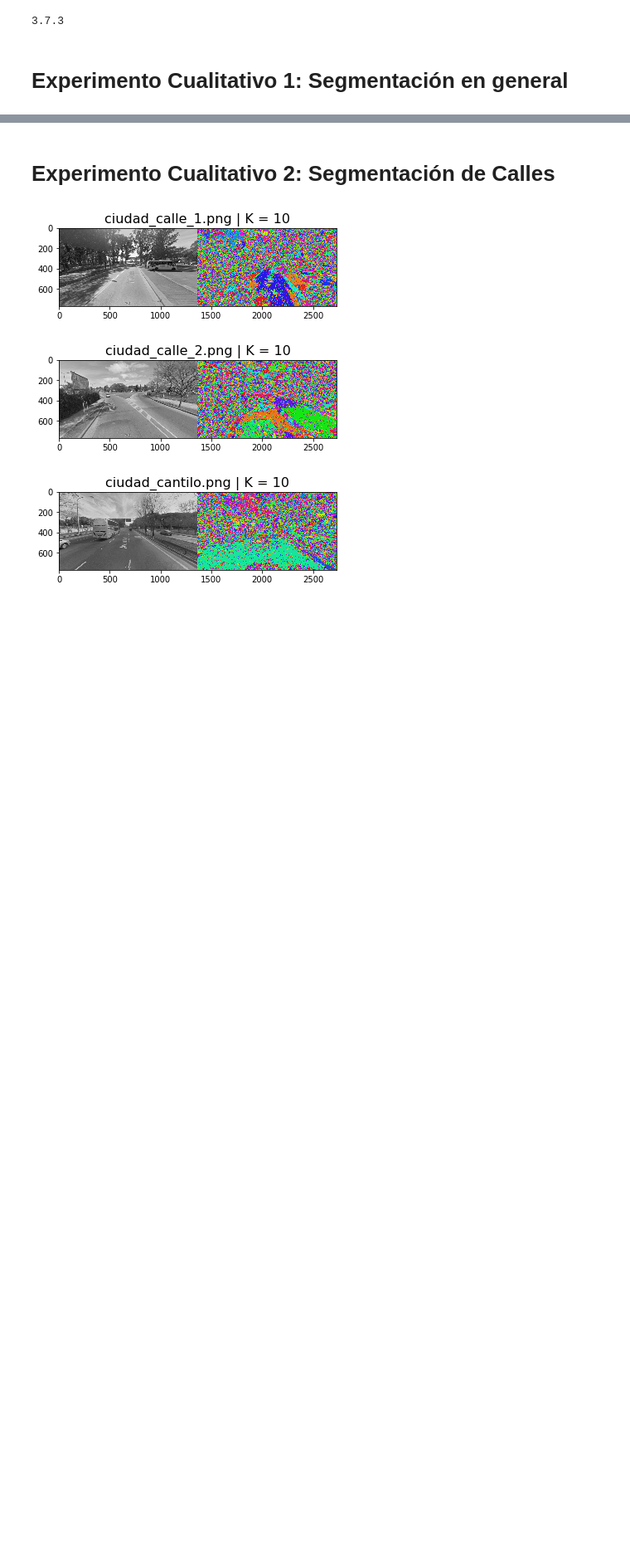
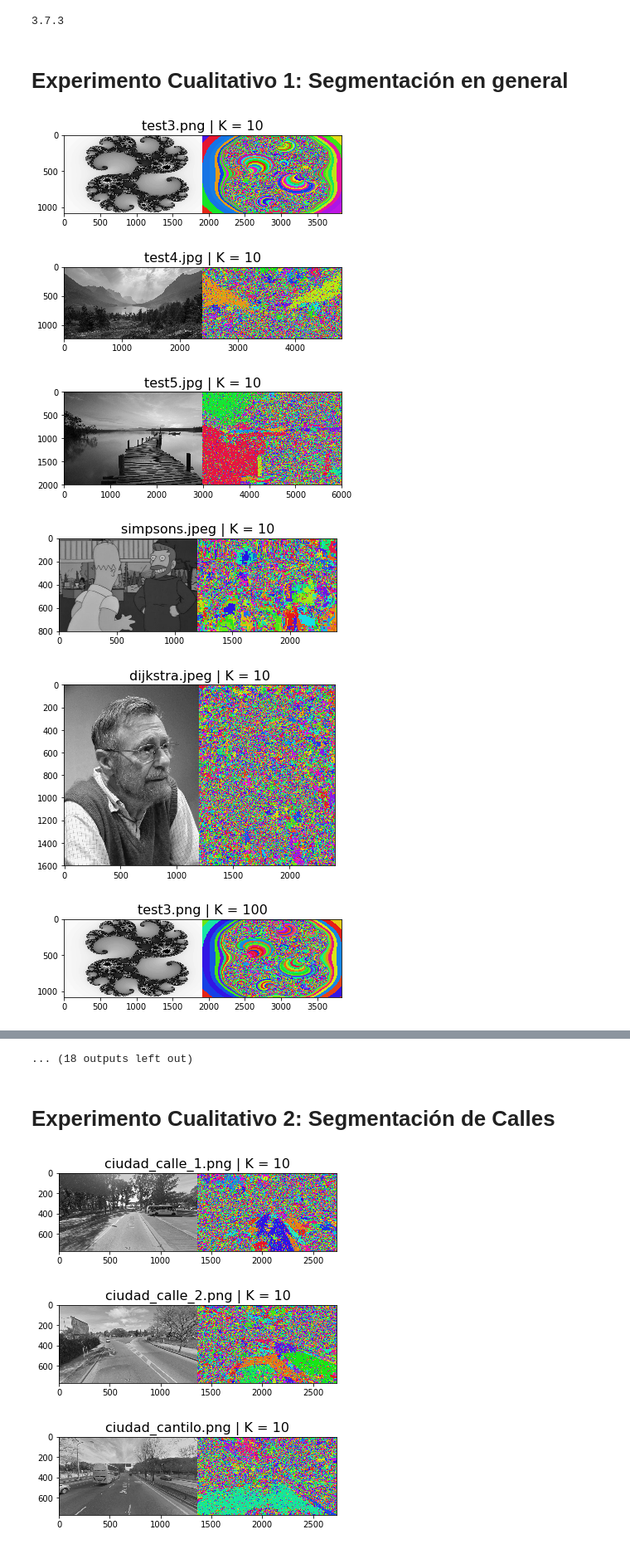
Before and after one commit to chino117/Algo3-TP2, a Jupyter notebook: Experimentacion/ej1/exp3_cualitativo_autos.ipynb, the cells around one changed output, grey strips where cells are left out. Shown at 83% size. Cells and saved outputs as stored; diff of their text form; code cells hidden in the pictures; blank space fills up the shorter version.

Commit message:
Agregue imagenes para el nuevo exp del experimento de cualitativo

```diff
--- a/Experimentacion/ej1/exp3_cualitativo_autos.ipynb
+++ b/Experimentacion/ej1/exp3_cualitativo_autos.ipynb
@@ -75,13 +75,25 @@ def segmentar_imagenes(kRange, images, path):
 # %%
 image_path = "../datos_entrada/ej1/"
 
 images = {
         # TODO: Agregar imagenes variadas
+        "test3.png": None,
+        "test4.jpg": None,
+        "test5.jpg": None,
+        "simpsons.jpeg": None,
+        "dijkstra.jpeg": None,
 }
 
 kRange = [10**i for i in range(1, 7)]
 
 for path in images:
     images[path] = preparar_img(path, ImageFilter.GaussianBlur(0.8))
 
 segmentar_imagenes(kRange, images, "../graficos_ej1/exp_cualitativos/exp_imagenes_varias/")
+# %% [output]
+[figure, added]
+[figure, added]
+[figure, added]
+[figure, added]
+[figure, added]
+[figure, added]
@@ -88,3 +106,4 @@ segmentar_imagenes(kRange, images, "../graficos_ej1/exp_cualitativos/exp_imagene
+... (18 outputs left out)
 # %% [markdown]
 # Experimento Cualitativo 2: Segmentación de Calles
 # %%
```
Also changed, not shown: parts of 1 cell of this notebook, 7 other files.
